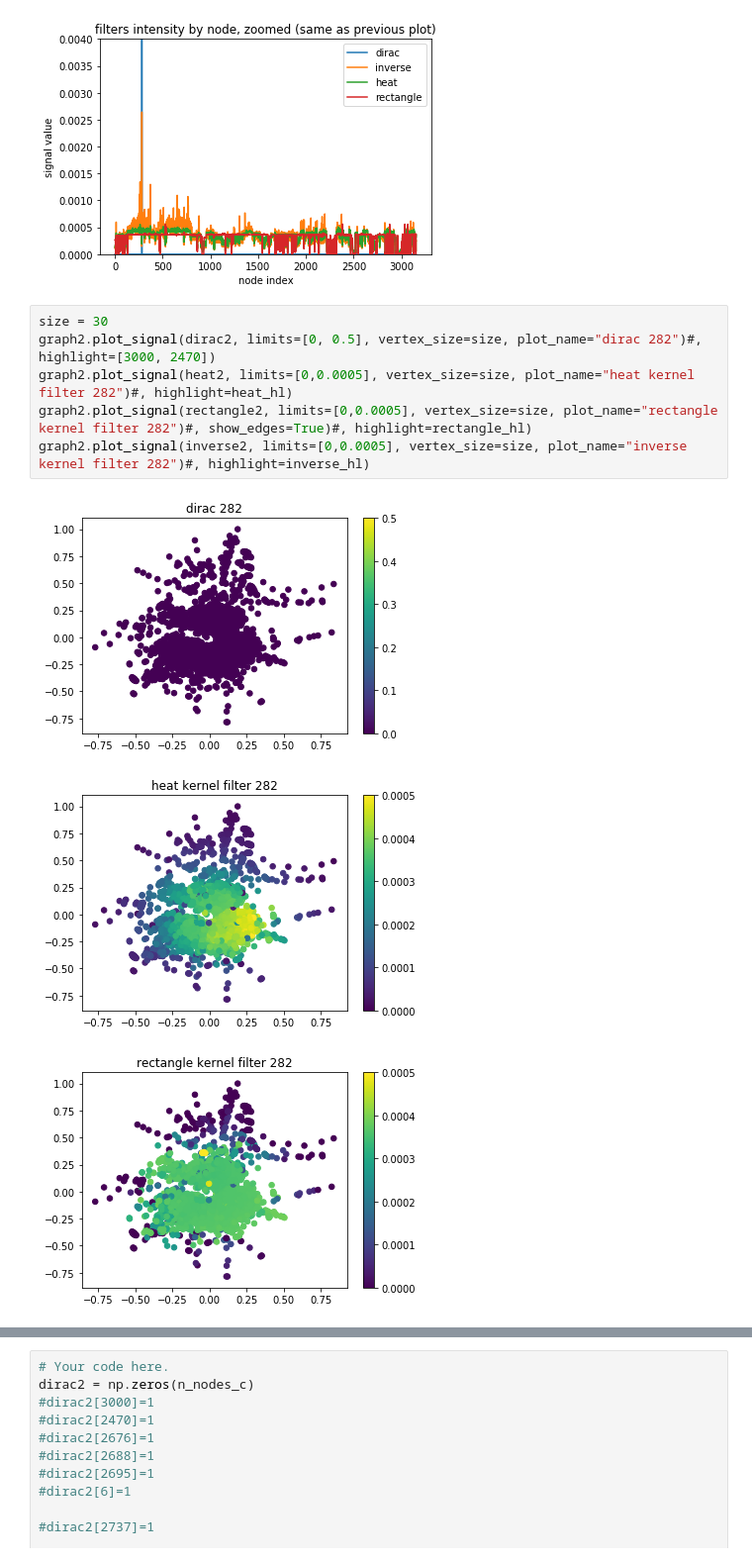
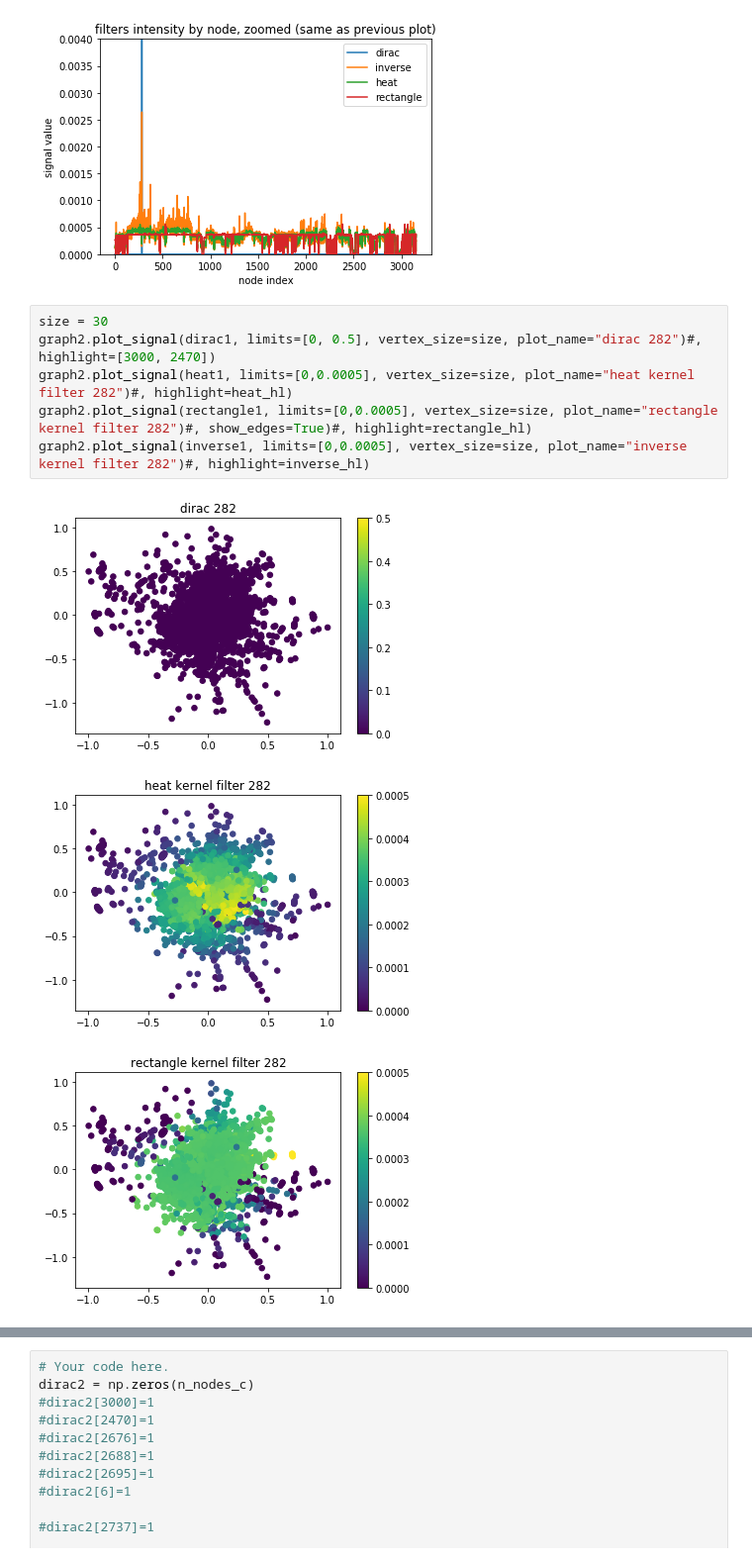
Before and after one commit to dsalathe/group_ntds, a Jupyter notebook: 4_graph_signal_processing.ipynb, the cells around one changed output, grey strips where cells are left out. Shown at 99% size. Cells and saved outputs as stored; diff of their text form.

```diff
--- a/4_graph_signal_processing.ipynb
+++ b/4_graph_signal_processing.ipynb
@@ -353,11 +308,11 @@ plt.legend(["dirac", "inverse", "heat", "rectangle"])
 [figure]
 # %%
 size = 30
-graph2.plot_signal(dirac2, limits=[0, 0.5], vertex_size=size, plot_name="dirac 282")#, highlight=[3000, 2470])
-graph2.plot_signal(heat2, limits=[0,0.0005], vertex_size=size, plot_name="heat kernel filter 282")#, highlight=heat_hl)
-graph2.plot_signal(rectangle2, limits=[0,0.0005], vertex_size=size, plot_name="rectangle kernel filter 282")#, show_edges=True)#, highlight=rectangle_hl)
-graph2.plot_signal(inverse2, limits=[0,0.0005], vertex_size=size, plot_name="inverse kernel filter 282")#, highlight=inverse_hl)
+graph2.plot_signal(dirac1, limits=[0, 0.5], vertex_size=size, plot_name="dirac 282")#, highlight=[3000, 2470])
+graph2.plot_signal(heat1, limits=[0,0.0005], vertex_size=size, plot_name="heat kernel filter 282")#, highlight=heat_hl)
+graph2.plot_signal(rectangle1, limits=[0,0.0005], vertex_size=size, plot_name="rectangle kernel filter 282")#, show_edges=True)#, highlight=rectangle_hl)
+graph2.plot_signal(inverse1, limits=[0,0.0005], vertex_size=size, plot_name="inverse kernel filter 282")#, highlight=inverse_hl)
 # %% [output]
-[figure, old version]
+[figure, new version]
-[figure, old version]
+[figure, new version]
-[figure, old version]
+[figure, new version]
```
Also changed, not shown: parts of 37 cells of this notebook.
